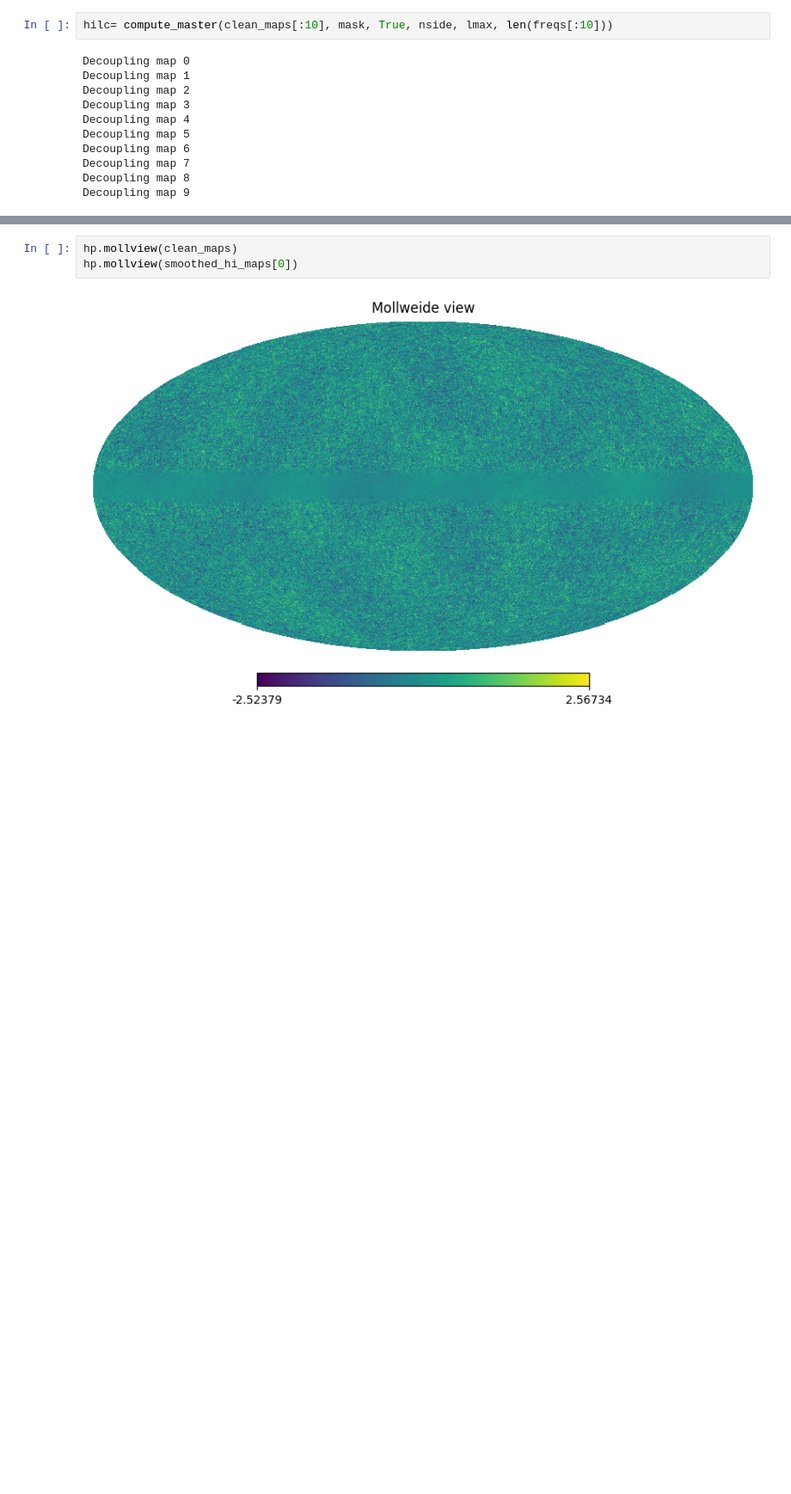
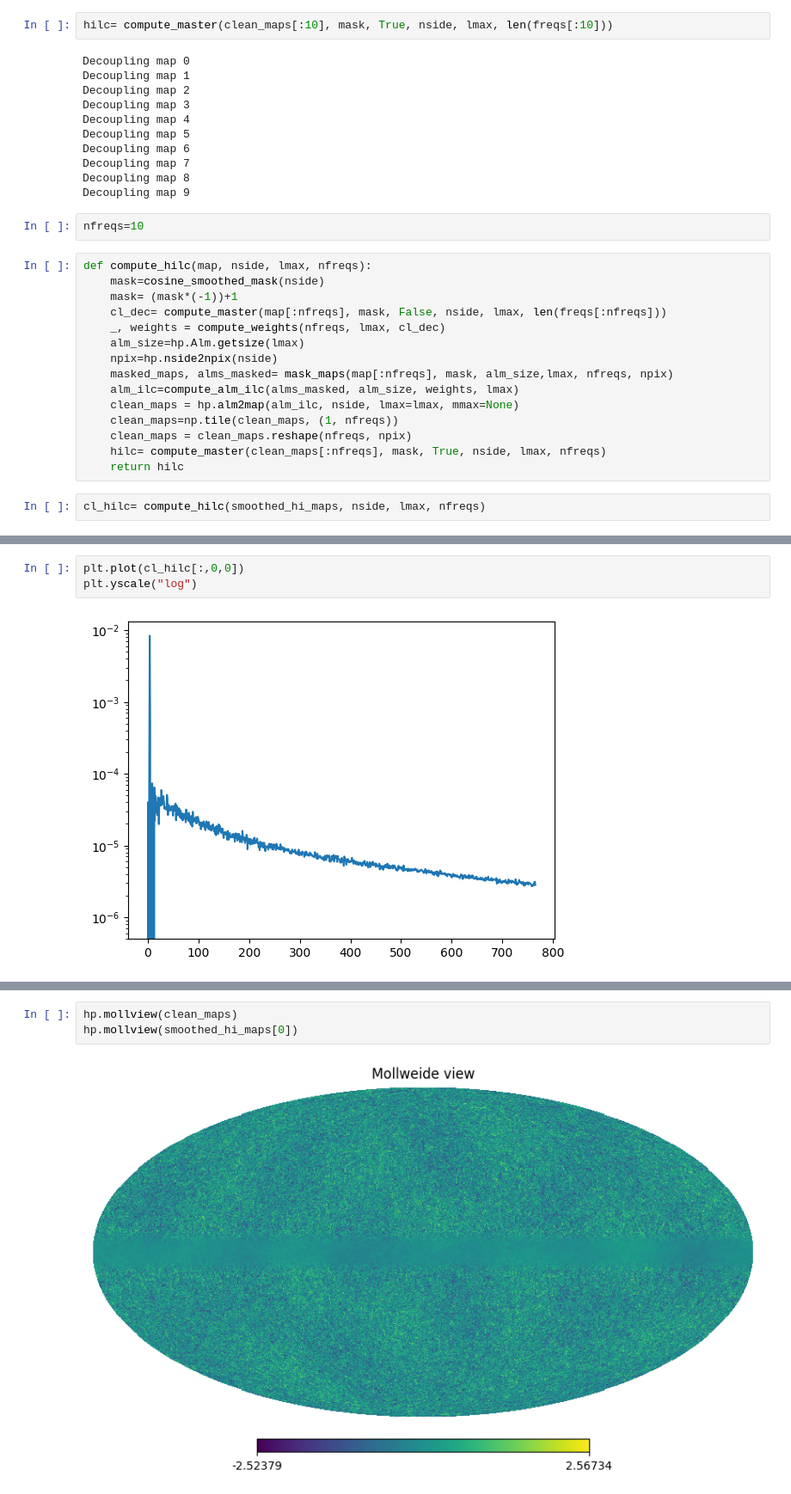
Before and after one commit to urwa99/MASS_Thesis, a Jupyter notebook: HI/test.ipynb, the cells around one changed output, grey strips where cells are left out. Shown at 86% size. Drawn from its saved outputs; the diff is of its cells as text; blank space fills up the shorter version.

```diff
--- a/HI/test.ipynb
+++ b/HI/test.ipynb
@@ -208,3 +208,22 @@ Decoupling map 6
 Decoupling map 7
 Decoupling map 8
 Decoupling map 9
+# %%
+nfreqs=10
+# %%
+def compute_hilc(map, nside, lmax, nfreqs):
+    mask=cosine_smoothed_mask(nside)
+    mask= (mask*(-1))+1
+    cl_dec= compute_master(map[:nfreqs], mask, False, nside, lmax, len(freqs[:nfreqs]))
+    _, weights = compute_weights(nfreqs, lmax, cl_dec)
+    alm_size=hp.Alm.getsize(lmax)
+    npix=hp.nside2npix(nside)
+    masked_maps, alms_masked= mask_maps(map[:nfreqs], mask, alm_size,lmax, nfreqs, npix)
+    alm_ilc=compute_alm_ilc(alms_masked, alm_size, weights, lmax)
+    clean_maps = hp.alm2map(alm_ilc, nside, lmax=lmax, mmax=None)
+    clean_maps=np.tile(clean_maps, (1, nfreqs))
+    clean_maps = clean_maps.reshape(nfreqs, npix)
+    hilc= compute_master(clean_maps[:nfreqs], mask, True, nside, lmax, nfreqs)
+    return hilc
+# %%
+cl_hilc= compute_hilc(smoothed_hi_maps, nside, lmax, nfreqs)
@@ -211,2 +251,7 @@ Decoupling map 9
+# %%
+plt.plot(cl_hilc[:,0,0])
+plt.yscale("log")
+# %% [output]
+[figure, added]
 # %%
 input=hp.anafast(smoothed_hi_maps[0])
```
Also changed, not shown: parts of 3 cells of this notebook.
